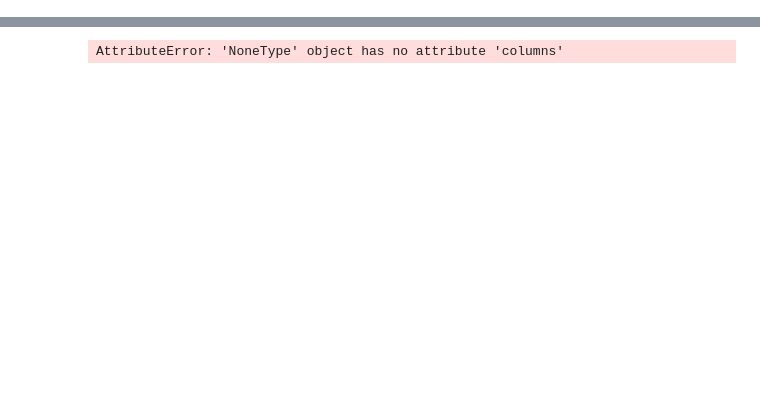
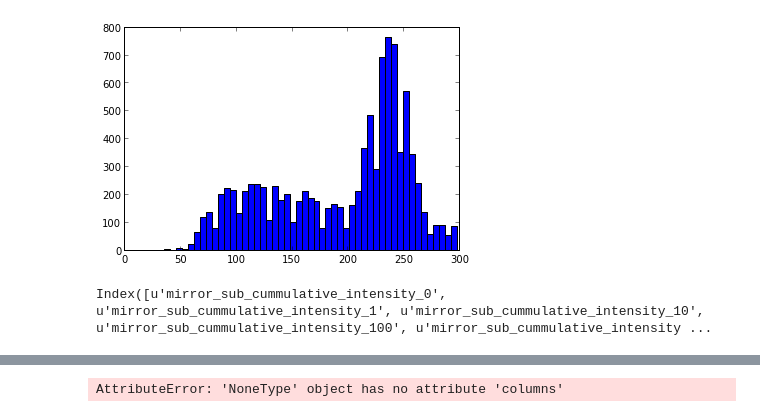
Before and after one commit to jostheim/kaggle, a Jupyter notebook: src/galaxy_zoo/galaxy_zoo_learning.ipynb, the cells around one changed output, grey strips where cells are left out. Saved outputs shown, nothing was run; the diff lists cells and outputs as text; code cells hidden in the pictures; blank space fills up the shorter version.

```diff
--- a/src/galaxy_zoo/galaxy_zoo_learning.ipynb
+++ b/src/galaxy_zoo/galaxy_zoo_learning.ipynb
@@ -109,0 +101,5 @@ def get_metric(cfr, features, targets):
+# %%
+all_features_df = pd.read_csv('/Users/jostheim/workspace/kaggle/data/galaxy_zoo/all_features_sub_radial_1_200.csv', index_col=[0], dtype=np.float32)
+if 'GalaxyId' in all_features_df:
+    all_features_df.set_index('GalaxyId', inplace=True)
+all_features_df['GalaxyId'] = all_features_df.index
@@ -109,0 +141,10 @@ def get_metric(cfr, features, targets):
+# %%
+plt.hist(all_features_df['petrosian_r'], bins=50)
+plt.show()
+# %% [output]
+[figure, added]
+# %%
+# plt.scatter(all_features_df['median'], all_features_df['Class1.1'])
+print all_features_df.columns, len(all_features_df), all_features_df.index
+# %% [output]
+Index([u'mirror_sub_cummulative_intensity_0', u'mirror_sub_cummulative_intensity_1', u'mirror_sub_cummulative_intensity_10', u'mirror_sub_cummulative_intensity_100', u'mirror_sub_cummulative_intensity ...
```
Also changed, not shown: parts of 24 cells of this notebook, 8 other files.
